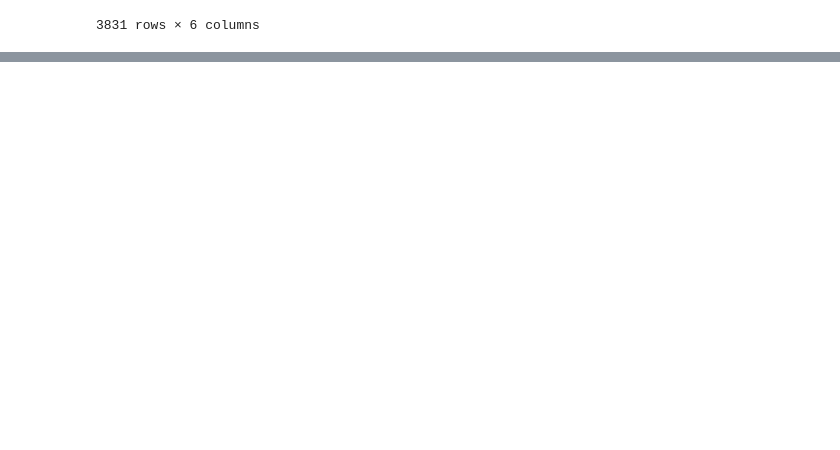
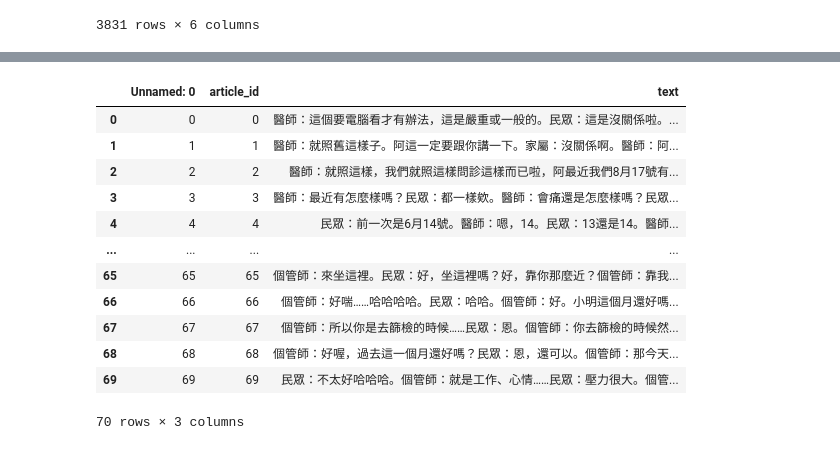
Before and after one commit to wuling31715/2020-AI-CUP, a Jupyter notebook: Danny/ckip.ipynb, the cells around one changed output, grey strips where cells are left out. Cells and saved outputs as stored; diff of their text form; code cells hidden in the pictures; blank space fills up the shorter version.

```diff
--- a/Danny/ckip.ipynb
+++ b/Danny/ckip.ipynb
@@ -49,0 +49,17 @@ sentence_list = [df['text'][0]]
+# %%
+df = pd.read_csv('../datasets/stage4/development_2.csv')
+df
+# %% [output]
+|  | Unnamed: 0 | article_id | text |
+| 0 | 0 | 0 | 醫師：這個要電腦看才有辦法，這是嚴重或一般的。民眾：這是沒關係啦。... |
+| 1 | 1 | 1 | 醫師：就照舊這樣子。阿這一定要跟你講一下。家屬：沒關係啊。醫師：阿... |
+| 2 | 2 | 2 | 醫師：就照這樣，我們就照這樣問診這樣而已啦，阿最近我們8月17號有... |
+| 3 | 3 | 3 | 醫師：最近有怎麼樣嗎？民眾：都一樣欸。醫師：會痛還是怎麼樣嗎？民眾... |
+| 4 | 4 | 4 | 民眾：前一次是6月14號。醫師：嗯，14。民眾：13還是14。醫師... |
+| ... | ... | ... | ... |
+| 65 | 65 | 65 | 個管師：來坐這裡。民眾：好，坐這裡嗎？好，靠你那麼近？個管師：靠我... |
+| 66 | 66 | 66 | 個管師：好喘……哈哈哈哈。民眾：哈哈。個管師：好。小明這個月還好嗎... |
+| 67 | 67 | 67 | 個管師：所以你是去篩檢的時候……民眾：恩。個管師：你去篩檢的時候然... |
+| 68 | 68 | 68 | 個管師：好喔，過去這一個月還好嗎？民眾：恩，還可以。個管師：那今天... |
+| 69 | 69 | 69 | 民眾：不太好哈哈哈。個管師：就是工作、心情……民眾：壓力很大。個管... |
+70 rows × 3 columns
```
Also changed, not shown: parts of 7 cells of this notebook, 3 other files.
